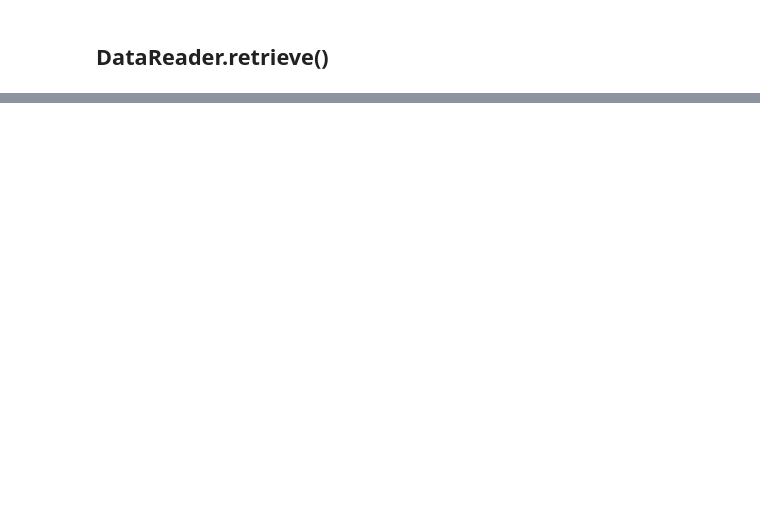
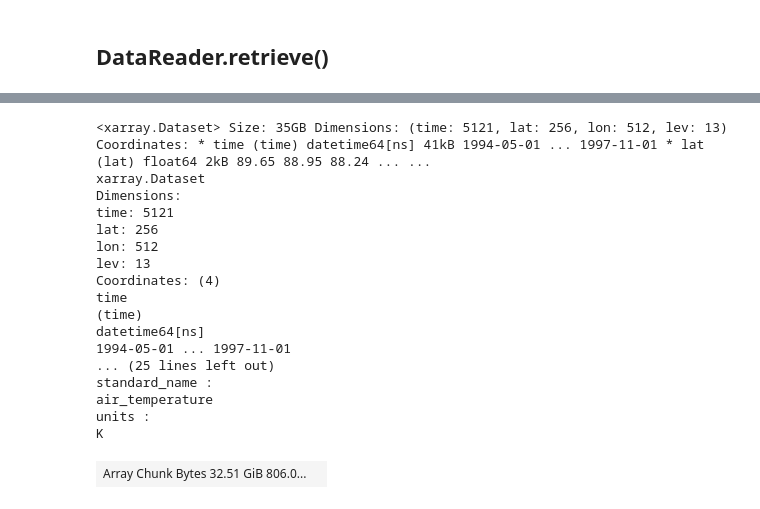
Before and after one commit to ufs-community/ufs-analysis, a Jupyter notebook: tutorial.ipynb, the cells around one changed output, grey strips where cells are left out. Saved outputs shown, nothing was run; the diff lists cells and outputs as text; code cells hidden in the pictures; blank space fills up the shorter version.

```diff
--- a/tutorial.ipynb
+++ b/tutorial.ipynb
@@ -309,0 +383,24 @@ Here is the call signature:<br>
+# %%
+ds = era5_data_reader.retrieve(var='temperature',
+                               time=('1994-05-01', '1997-11-01'))
+
+ds
+# %% [output]
+<xarray.Dataset> Size: 35GB Dimensions: (time: 5121, lat: 256, lon: 512, lev: 13) Coordinates: * time (time) datetime64[ns] 41kB 1994-05-01 ... 1997-11-01 * lat (lat) float64 2kB 89.65 88.95 88.24 ... ...
+xarray.Dataset
+Dimensions:
+time: 5121
+lat: 256
+lon: 512
+lev: 13
+Coordinates: (4)
+time
+(time)
+datetime64[ns]
+1994-05-01 ... 1997-11-01
+... (25 lines left out)
+standard_name :
+air_temperature
+units :
+K
+| Array Chunk Bytes 32.51 GiB 806.0... |  |
```
Also changed, not shown: parts of 20 cells of this notebook.
